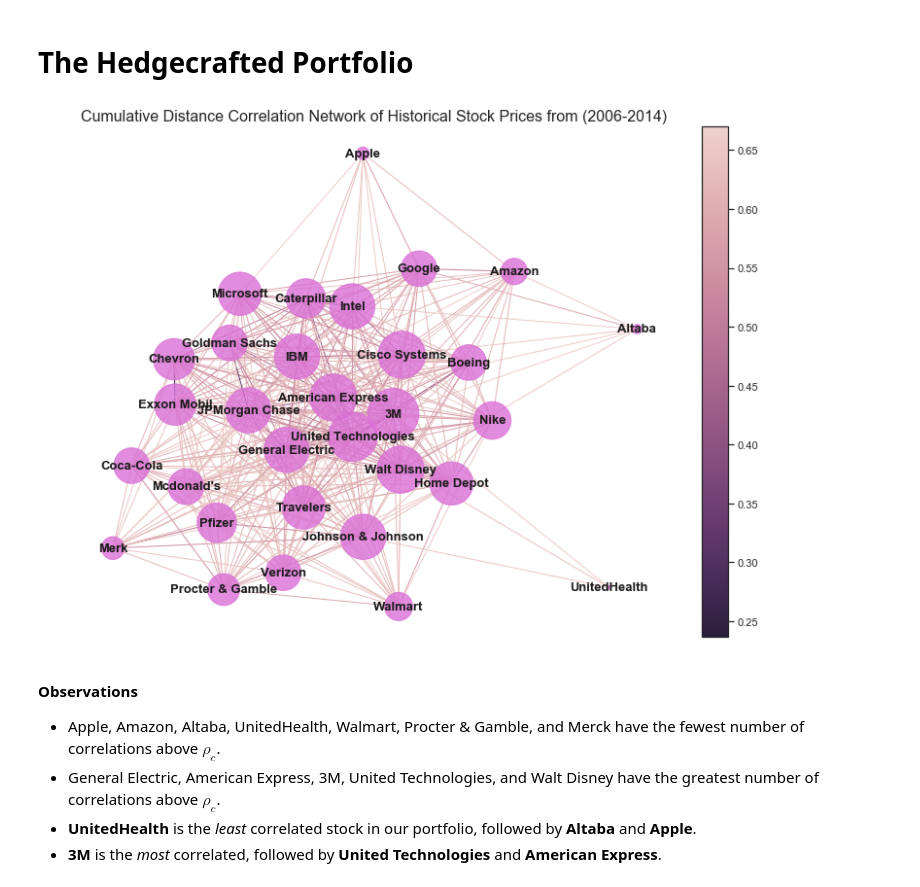
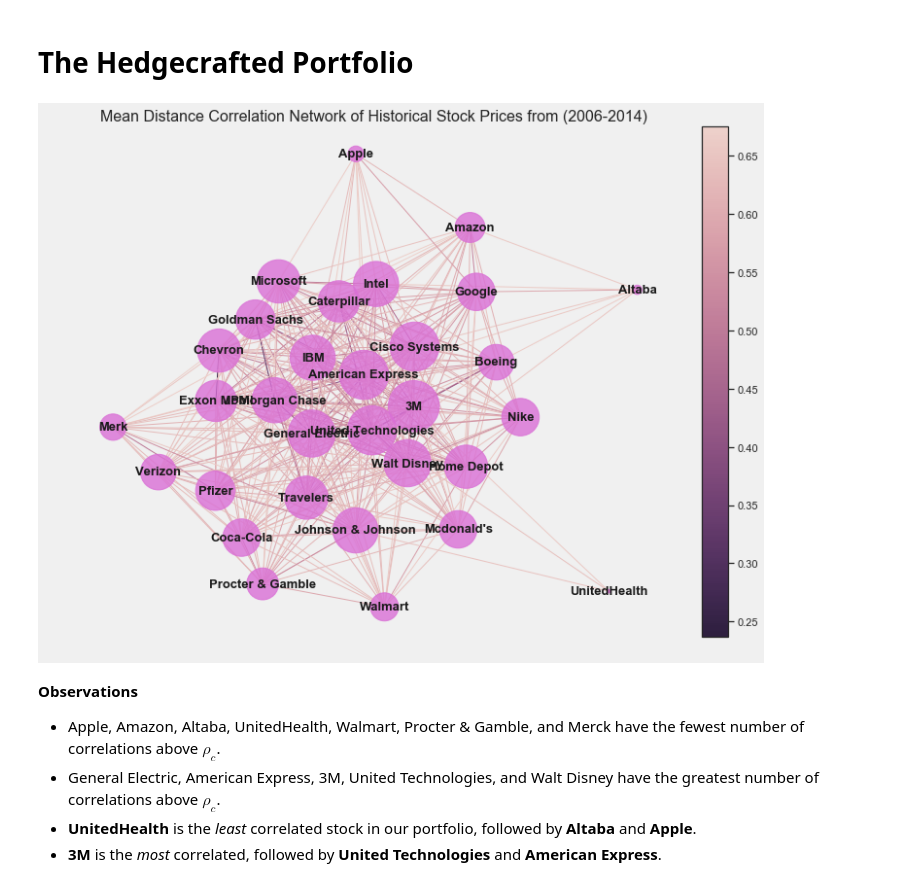
Before and after one commit to mayabenowitz/Hedgecraft, a Jupyter notebook: notebooks/Hedgecraft.ipynb, the cells around one changed output. Drawn from its saved outputs; the diff is of its cells as text; code cells hidden in the pictures.

```diff
--- a/notebooks/Hedgecraft.ipynb
+++ b/notebooks/Hedgecraft.ipynb
@@ -394,18 +400,8 @@ def df_distance_correlation(df_train):
 
     #returns a DataFrame of dcor values for every pair of stocks
     return df_train_dcor
-# %%
-#initializes a list of dcor DataFrames for the Open, Close, High, Low, and Close_diff time series
-df_train_dcor_list=[]
-
-#iterates over the above time series
-for df_train in df_train_list:
-
-    #computes the dcor DataFrame for each of the above time series
-    df_train_dcor = df_distance_correlation(df_train)
-
-    #appends the DataFrame to the initialized list
-    df_train_dcor_list.append(df_train_dcor)
+# %%
+df_train_dcor_list = [df_distance_correlation(df) for df in df_train_list]
 # %%
 df_train_dcor_list[4].head()
 # %% [output]
@@ -456,7 +452,7 @@ def build_corr_nx(df_train):
     # iterates over the edges of H (the u-v pairs) and the weights (wt)
     for (u, v, wt) in G.edges.data('weight'):
         # selects edges with dcor values less than or equal to 0.33
-        if wt >= 1 - 0.33:
+        if wt >= 1 - 0.325:
             # removes the edges
             H.remove_edge(u, v)
 
@@ -737,27 +737,27 @@ hist_plot(H_open, 'Degree Histogram of the Daily Opening Prices Network',
 # %%
 # initializes a DataFrame full of zeros
 df_zeros = pd.DataFrame(index=stocks, columns=stocks).fillna(0)
 
 # iterates over the length of the DataFrame list containg the Open, High, Low, Close, and Close_diff
 # time series
 for i in range(len(df_train_list)):
 
     # Adds the distance correlation DataFrames of the Open, High, Low, Close, and Close_diff
     # time series together
     df_zeros += df_train_dcor_list[i]
 
     # Takes the average of the distance correlation DataFrames
     df_master = df_zeros/len(df_train_list)
 
 # Builds the master network with the averaged distance correlation DataFrame
 H_master = build_corr_nx(df_master)
 
 # Plots the master network
 plt_corr_nx(H_master,
-            title='Cumulative Distance Correlation Network of Historical Stock Prices from (2006-2014)'
+            title='Mean Distance Correlation Network of Historical Stock Prices from (2006-2014)'
            )
 # %% [output]
-[figure, old version]
+[figure, new version]
 # %% [markdown]
 **Observations**
 
```
Also changed, not shown: parts of 73 cells of this notebook, 1 other file.
